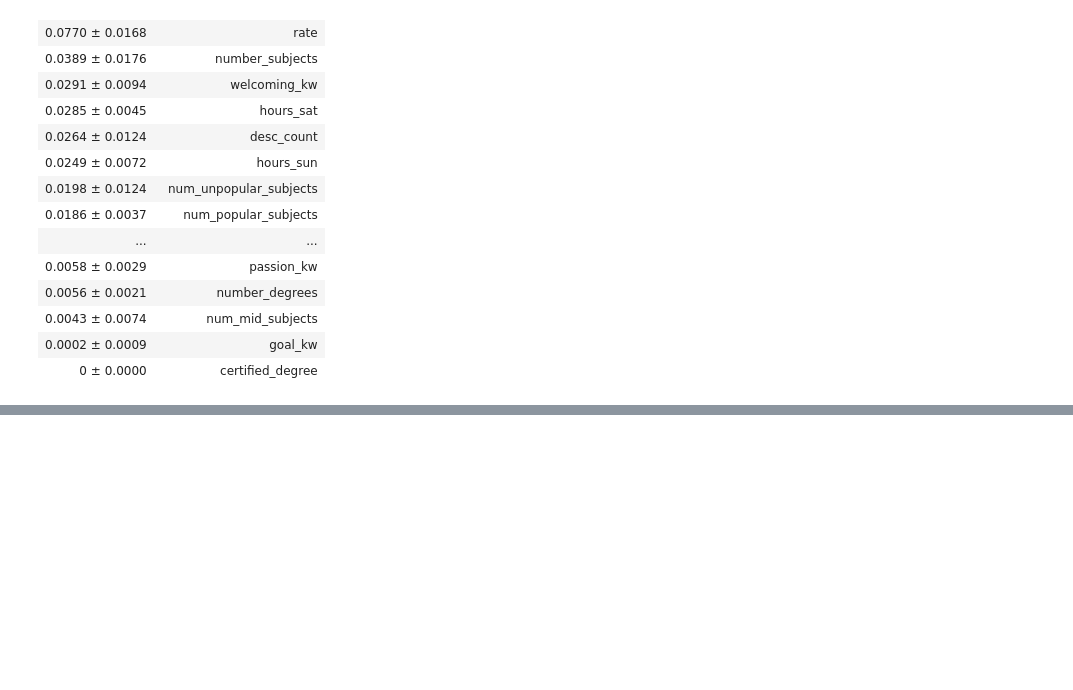
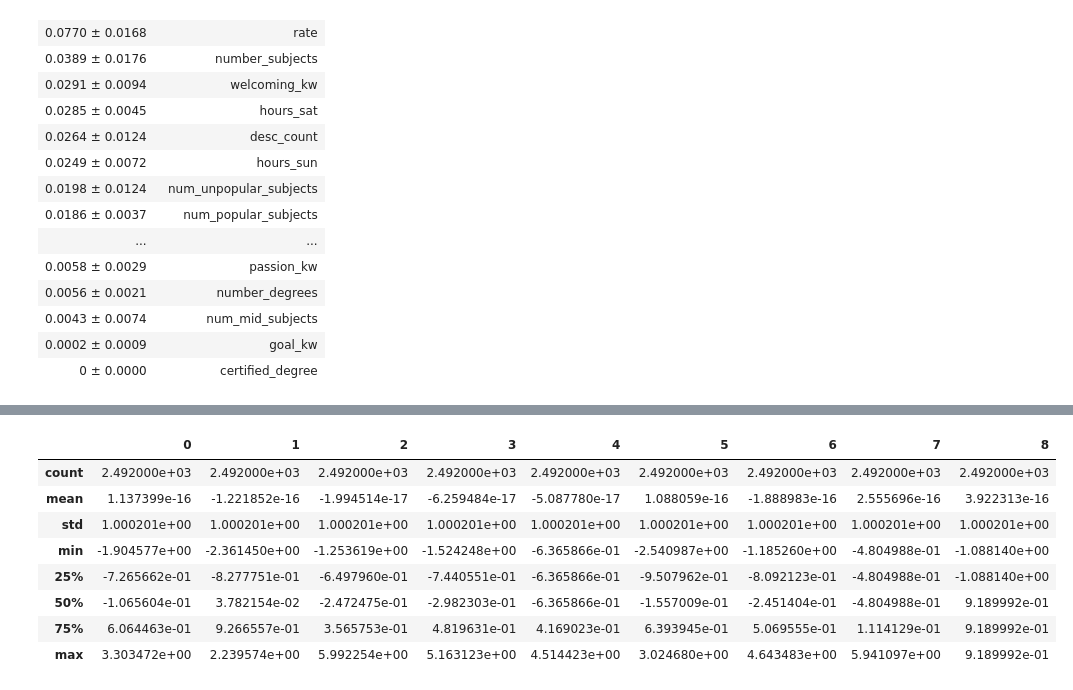
Before and after one commit to vijayoct27/tutor_prediction, a Jupyter notebook: tutor_demand.ipynb, the cells around one changed output, grey strips where cells are left out. Drawn from its saved outputs; the diff is of its cells as text; code cells hidden in the pictures; blank space fills up the shorter version.

```diff
--- a/tutor_demand.ipynb
+++ b/tutor_demand.ipynb
@@ -345,0 +360,12 @@ for i in range(len(important_features)):
+# %%
+pd.DataFrame(scaled_df).describe()
+# %% [output]
+|  | 0 | 1 | 2 | 3 | 4 | 5 | 6 | 7 | 8 |
+| count | 2.492000e+03 | 2.492000e+03 | 2.492000e+03 | 2.492000e+03 | 2.492000e+03 | 2.492000e+03 | 2.492000e+03 | 2.492000e+03 | 2.492000e+03 |
+| mean | 1.137399e-16 | -1.221852e-16 | -1.994514e-17 | -6.259484e-17 | -5.087780e-17 | 1.088059e-16 | -1.888983e-16 | 2.555696e-16 | 3.922313e-16 |
+| std | 1.000201e+00 | 1.000201e+00 | 1.000201e+00 | 1.000201e+00 | 1.000201e+00 | 1.000201e+00 | 1.000201e+00 | 1.000201e+00 | 1.000201e+00 |
+| min | -1.904577e+00 | -2.361450e+00 | -1.253619e+00 | -1.524248e+00 | -6.365866e-01 | -2.540987e+00 | -1.185260e+00 | -4.804988e-01 | -1.088140e+00 |
+| 25% | -7.265662e-01 | -8.277751e-01 | -6.497960e-01 | -7.440551e-01 | -6.365866e-01 | -9.507962e-01 | -8.092123e-01 | -4.804988e-01 | -1.088140e+00 |
+| 50% | -1.065604e-01 | 3.782154e-02 | -2.472475e-01 | -2.982303e-01 | -6.365866e-01 | -1.557009e-01 | -2.451404e-01 | -4.804988e-01 | 9.189992e-01 |
+| 75% | 6.064463e-01 | 9.266557e-01 | 3.565753e-01 | 4.819631e-01 | 4.169023e-01 | 6.393945e-01 | 5.069555e-01 | 1.114129e-01 | 9.189992e-01 |
+| max | 3.303472e+00 | 2.239574e+00 | 5.992254e+00 | 5.163123e+00 | 4.514423e+00 | 3.024680e+00 | 4.643483e+00 | 5.941097e+00 | 9.189992e-01 |
```
Also changed, not shown: parts of 10 cells of this notebook, 1 other file.
